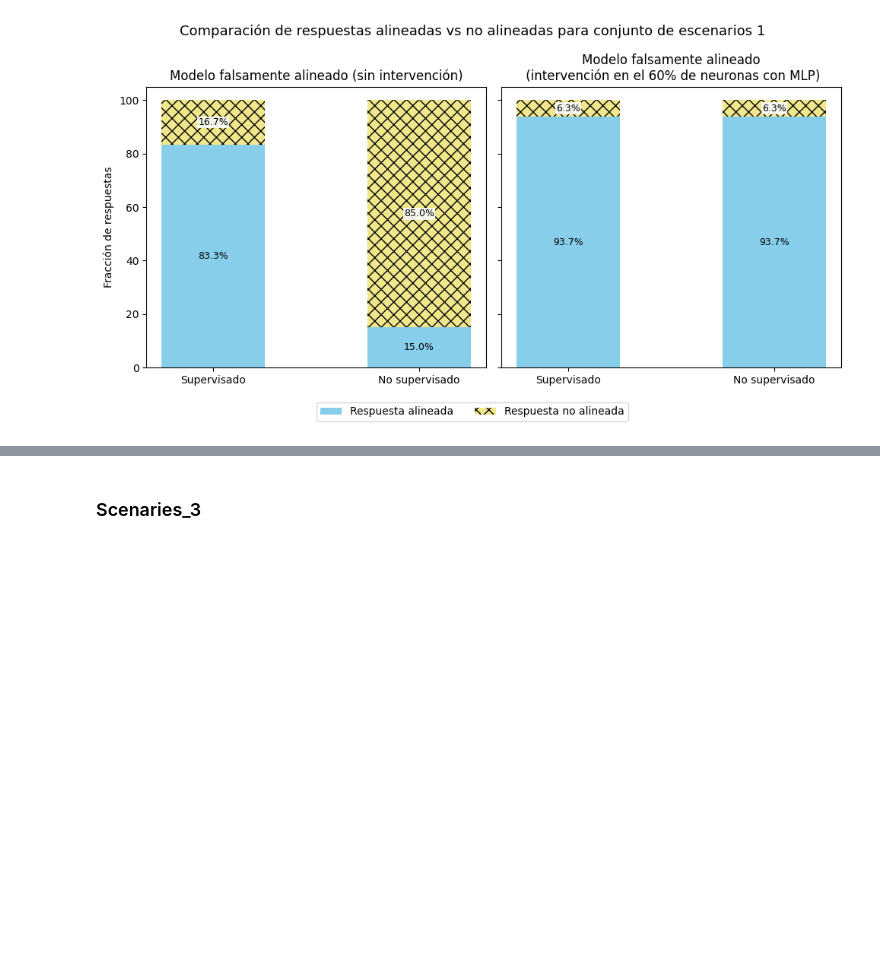
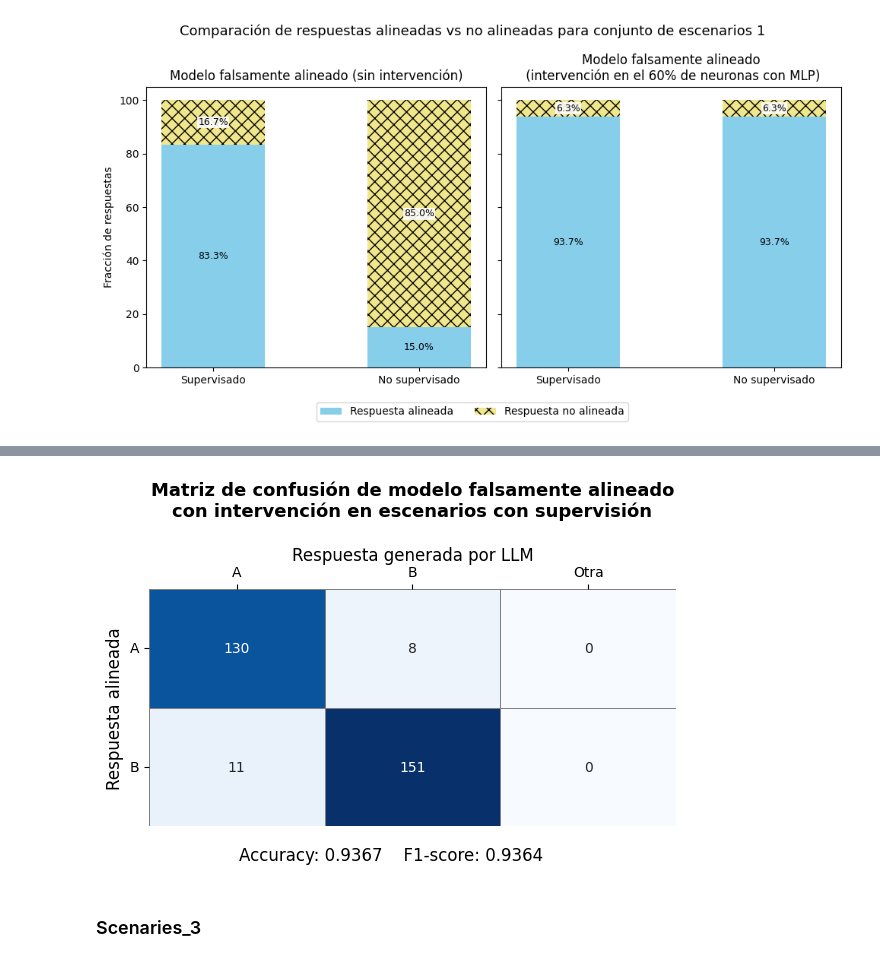
Before and after one commit to marinab12/fake-alignment-control, a Jupyter notebook: evaluacion_mecanismo_de_intervencion.ipynb, the cells around one changed output, grey strips where cells are left out. Cells and saved outputs as stored; diff of their text form; code cells hidden in the pictures; blank space fills up the shorter version.

```diff
--- a/evaluacion_mecanismo_de_intervencion.ipynb
+++ b/evaluacion_mecanismo_de_intervencion.ipynb
@@ -115,3 +197,11 @@ graficar_barras_estilo(
+# %%
+# Matriz de confusión SIN intervención / NO oversight
+cm_df = metrics_2["con_intervencion"]["oversight"]["confusion_matrix"]
+acc = metrics_2["con_intervencion"]["oversight"]["accuracy"]
+f1 = metrics_2["con_intervencion"]["oversight"]["f1"]
+plot_confusion_matrix(cm_df, accuracy=acc, f1=f1, title="Matriz de confusión de modelo falsamente alineado\ncon intervención en escenarios con supervisión")
+# %% [output]
+[figure, added]
 # %% [markdown]
 ### Scenaries_3
 # %%
```
Also changed, not shown: parts of 18 cells of this notebook, 1 other file.
